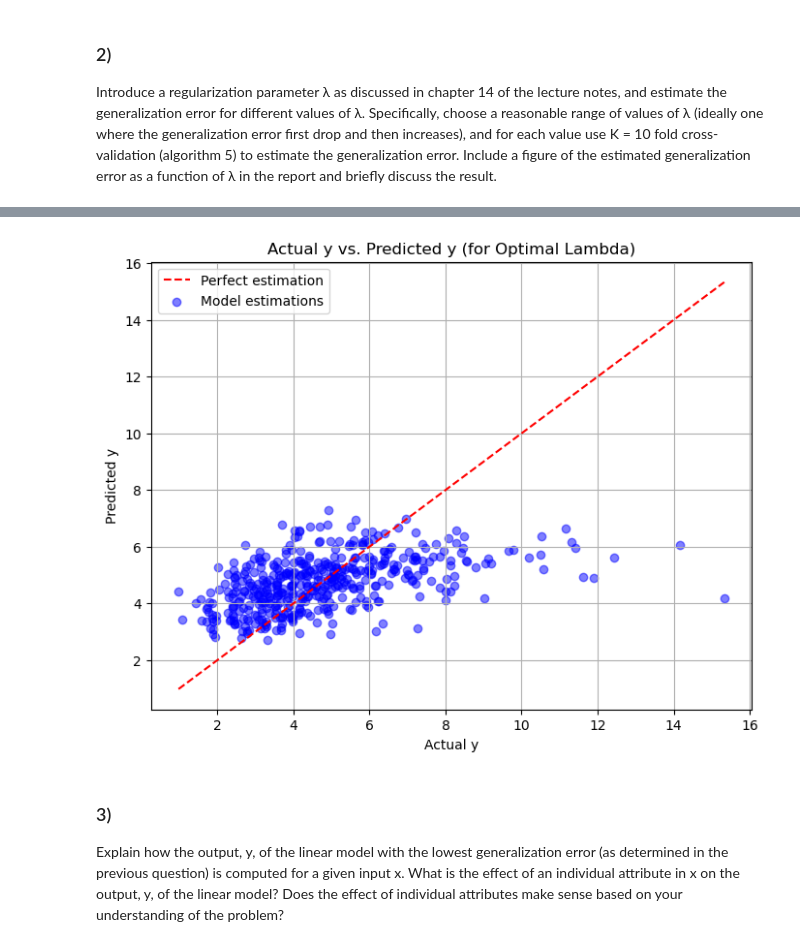
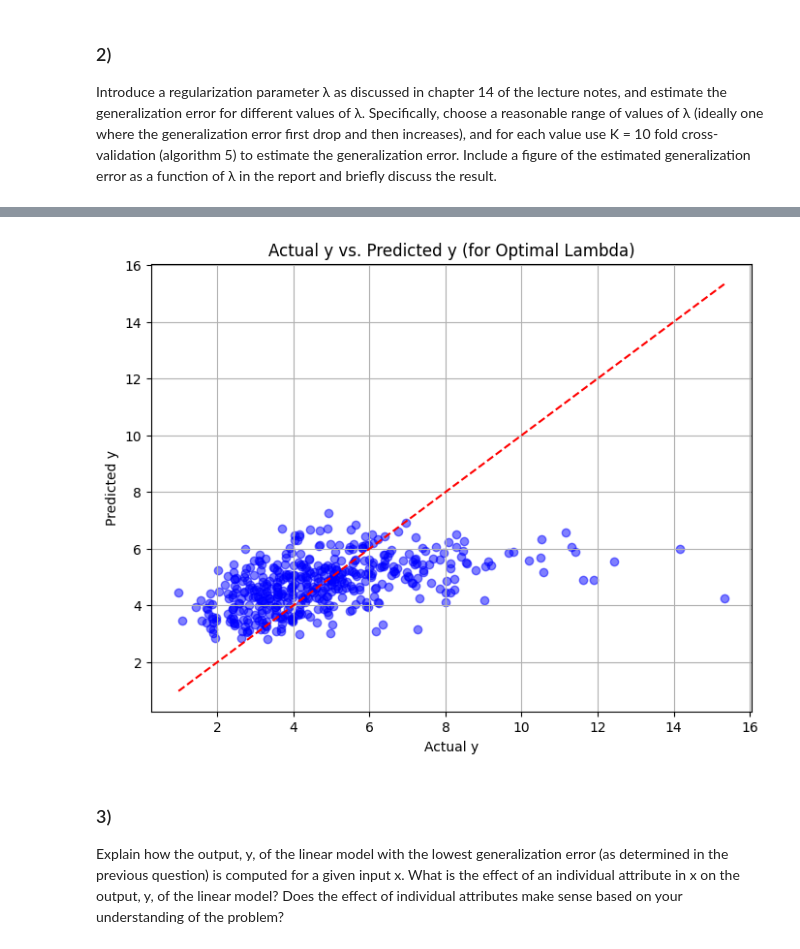
Before and after one commit to FrederikvSvane/Machine-Learning-Project1, a Jupyter notebook: Project2/main3.ipynb, the cells around one changed output, grey strips where cells are left out. Saved outputs shown, nothing was run; the diff lists cells and outputs as text; code cells hidden in the pictures.

```diff
--- a/Project2/main3.ipynb
+++ b/Project2/main3.ipynb
@@ -77,7 +77,7 @@ K = 10
 
 # --------------------Regression Part A ------------------#
 # Values of lambda
-lambdas = np.power(10.,np.arange(-2,6,0.2))
+lambdas = np.power(10.,np.arange(-5,9,0.2))
 
 # Initialize variables
 Error_train_rlr = np.empty((1,1))
@@ -98,7 +98,7 @@ w_rlr[:,0] = np.linalg.solve(XtX+lambdaI,Xty).squeeze()
 Error_train_rlr[0] = np.square(y-X @ w_rlr[:,0]).sum(axis=0)/y.shape[0]
 
 # Display the results
-plt.figure(1, figsize=(12,6))
+plt.figure(1, figsize=(12,8))
 plt.subplot(1,2,1)
 plt.semilogx(lambdas,mean_w_vs_lambda.T[:,1:],'.-') # Don't plot the bias term
 plt.xlabel('Regularization factor')
@@ -122,7 +122,7 @@ print('Regularized linear regression:')
 print('- Training error: {0}'.format(Error_train_rlr.mean()))
 
 # Optimal lambda
-print('Optimal lambda: {0}'.format(opt_lambda))
+print('Optimal lambda: 1e{0}'.format(np.log10(opt_lambda)))
 
 print('Weights:')
 for m in range(M):
@@ -146,19 +146,18 @@ Weights:
 # %%
 # Predict y_est
 y_est = X @ w_rlr
 
 # Plot y vs. y_est
 plt.figure(figsize=(8, 6))
+plt.scatter(y, y_est, c='blue', marker='o', alpha=0.5)
 plt.plot([y.min(), y.max()], [y.min(), y.max()], c='red', linestyle='--')
-plt.scatter(y, y_est, c='blue', marker='o', alpha=0.5)
 plt.title('Actual y vs. Predicted y (for Optimal Lambda)')
 plt.xlabel('Actual y')
 plt.ylabel('Predicted y')
-plt.legend(['Perfect estimation','Model estimations'])
 plt.grid(True)
 plt.show()
 # %% [output]
-[figure, old version]
+[figure, new version]
 # %% [markdown]
 ### 3)
 
```
Also changed, not shown: parts of 8 cells of this notebook.
